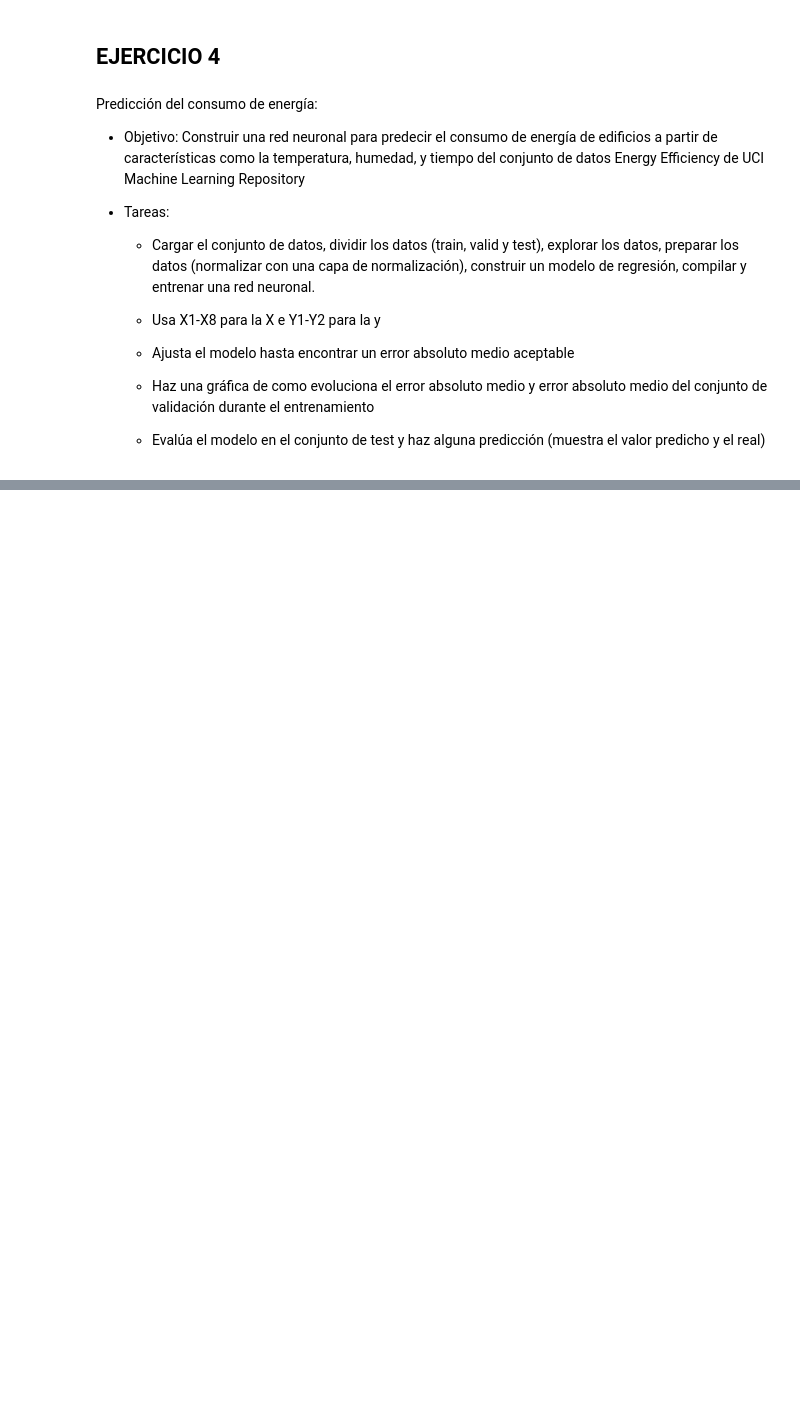
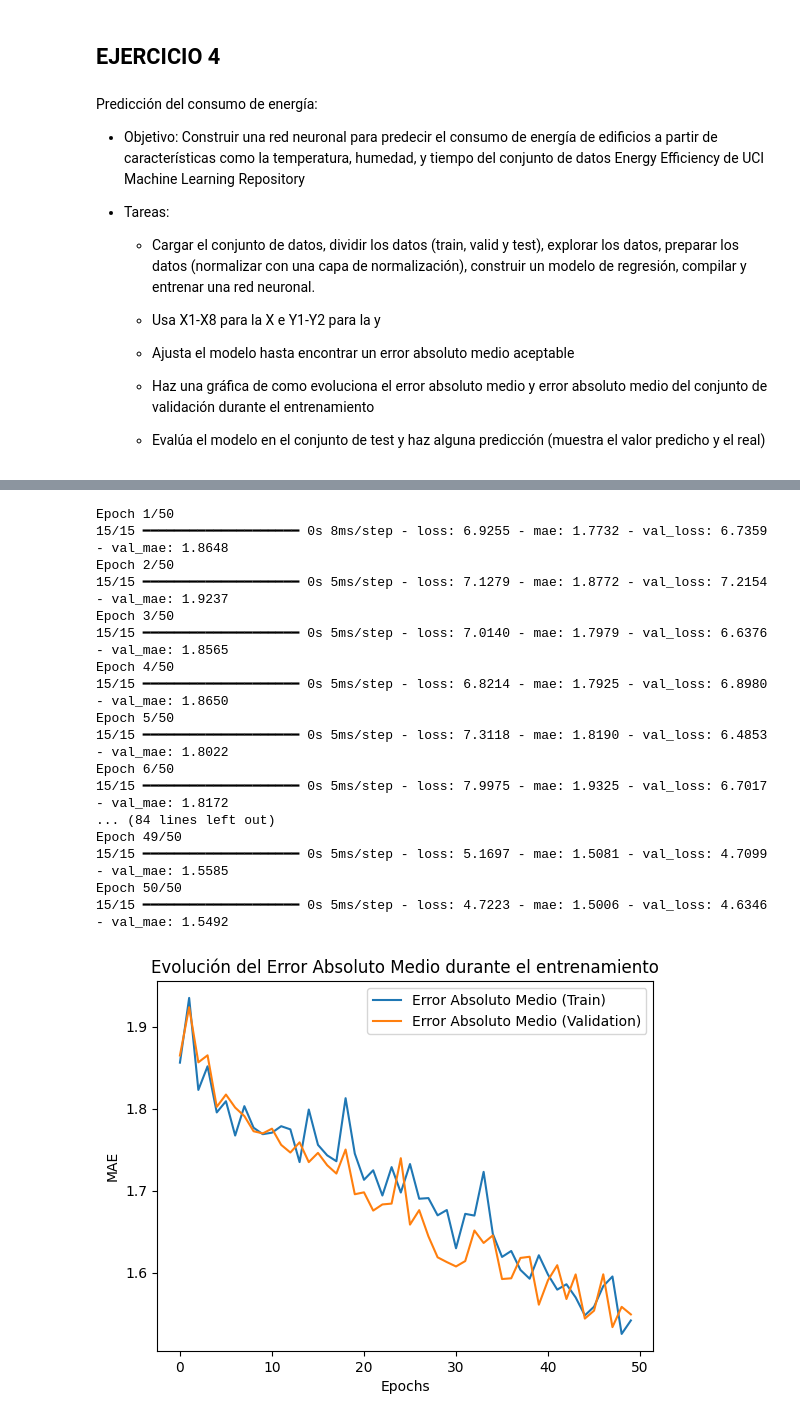
Before and after one commit to Guifora/IABD, a Jupyter notebook: IA/redes neuronales/4_3Ejercicios.ipynb, the cells around one changed output, grey strips where cells are left out. Saved outputs shown, nothing was run; the diff lists cells and outputs as text; code cells hidden in the pictures; blank space fills up the shorter version.

```diff
--- a/IA/redes neuronales/4_3Ejercicios.ipynb
+++ b/IA/redes neuronales/4_3Ejercicios.ipynb
@@ -82,3 +325,29 @@ Predicción del consumo de energía:
 # Descargar el conjunto de datos de eficiencia energética de UCI
 url = ("https://archive.ics.uci.edu/ml/machine-learning-databases/00242/ENB2012_data.xlsx")
 data = pd.read_excel(url)
+# %%
+# Dividir los datos en X (características) y Y (objetivos)
+X = data.iloc[:, :-2].values  # X1-X8 (columnas de características)
+Y = data.iloc[:, -2:].values  # Y1-Y2 (columnas objetivo)
+
+# Dividir los datos en conjunto de entrenamiento, validación y prueba
+X_train, X_temp, Y_train, Y_temp = train_test_split(X, Y, test_size=0.4, random_state=42)
+X_valid, X_test, Y_valid, Y_test = train_test_split(X_temp, Y_temp, test_size=0.5, random_state=42)
+
+# Normalizar los datos
+normalizer = Normalization()
+normalizer.adapt(X_train)  # Calculamos estadísticas de la normalización sobre X_train
+
+# Crear un modelo secuencial
+model = Sequential([
+    normalizer,
+    Dense(64, activation='relu', input_shape=(X_train.shape[1],)),
+    Dense(64, activation='relu'),
+    Dense(2)  # Salida de 2 valores: Y1 y Y2
+])
+
+# Compilar el modelo
+model.compile(optimizer='adam', loss='mse', metrics=['mae'])
+
+# Ver el resumen del modelo
+model.summary()
@@ -84,0 +370,32 @@ data = pd.read_excel(url)
+# %%
+# Entrenar el modelo
+history = model.fit(X_train, Y_train, epochs=50, batch_size=32,
+                    validation_data=(X_valid, Y_valid))
+
+# Graficar la evolución del error absoluto medio durante el entrenamiento
+plt.plot(history.history['mae'], label='Error Absoluto Medio (Train)')
+plt.plot(history.history['val_mae'], label='Error Absoluto Medio (Validation)')
+plt.title('Evolución del Error Absoluto Medio durante el entrenamiento')
+plt.xlabel('Epochs')
+plt.ylabel('MAE')
+plt.legend()
+plt.show()
+# %% [output]
+Epoch 1/50
+15/15 ━━━━━━━━━━━━━━━━━━━━ 0s 8ms/step - loss: 6.9255 - mae: 1.7732 - val_loss: 6.7359 - val_mae: 1.8648
+Epoch 2/50
+15/15 ━━━━━━━━━━━━━━━━━━━━ 0s 5ms/step - loss: 7.1279 - mae: 1.8772 - val_loss: 7.2154 - val_mae: 1.9237
+Epoch 3/50
+15/15 ━━━━━━━━━━━━━━━━━━━━ 0s 5ms/step - loss: 7.0140 - mae: 1.7979 - val_loss: 6.6376 - val_mae: 1.8565
+Epoch 4/50
+15/15 ━━━━━━━━━━━━━━━━━━━━ 0s 5ms/step - loss: 6.8214 - mae: 1.7925 - val_loss: 6.8980 - val_mae: 1.8650
+Epoch 5/50
+15/15 ━━━━━━━━━━━━━━━━━━━━ 0s 5ms/step - loss: 7.3118 - mae: 1.8190 - val_loss: 6.4853 - val_mae: 1.8022
+Epoch 6/50
+15/15 ━━━━━━━━━━━━━━━━━━━━ 0s 5ms/step - loss: 7.9975 - mae: 1.9325 - val_loss: 6.7017 - val_mae: 1.8172
+... (84 lines left out)
+Epoch 49/50
+15/15 ━━━━━━━━━━━━━━━━━━━━ 0s 5ms/step - loss: 5.1697 - mae: 1.5081 - val_loss: 4.7099 - val_mae: 1.5585
+Epoch 50/50
+15/15 ━━━━━━━━━━━━━━━━━━━━ 0s 5ms/step - loss: 4.7223 - mae: 1.5006 - val_loss: 4.6346 - val_mae: 1.5492
+[figure, added]
```
Also changed, not shown: parts of 6 cells of this notebook, 1 other file.
